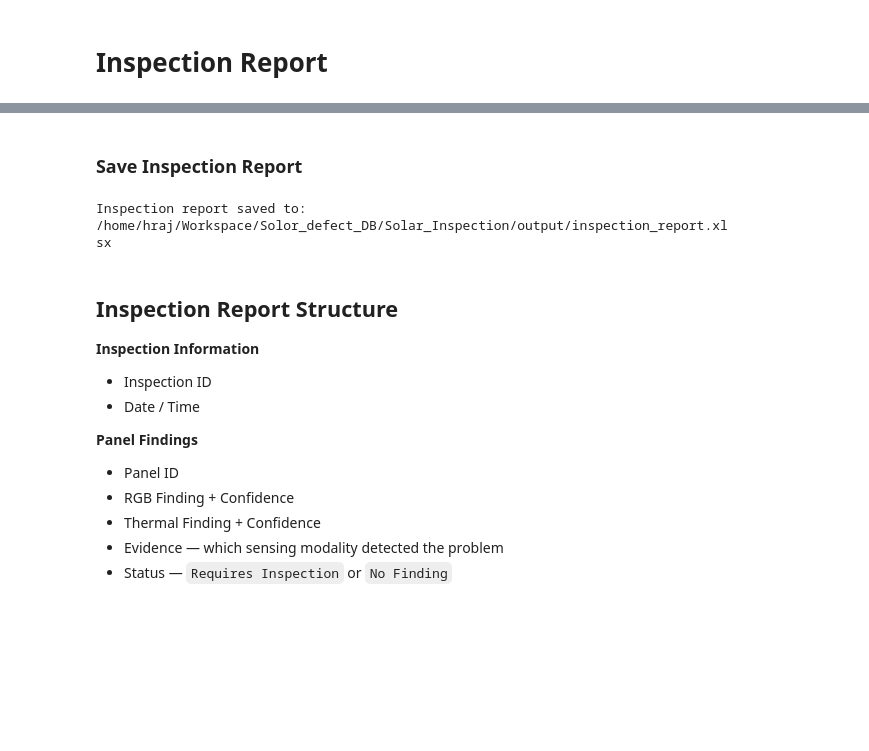
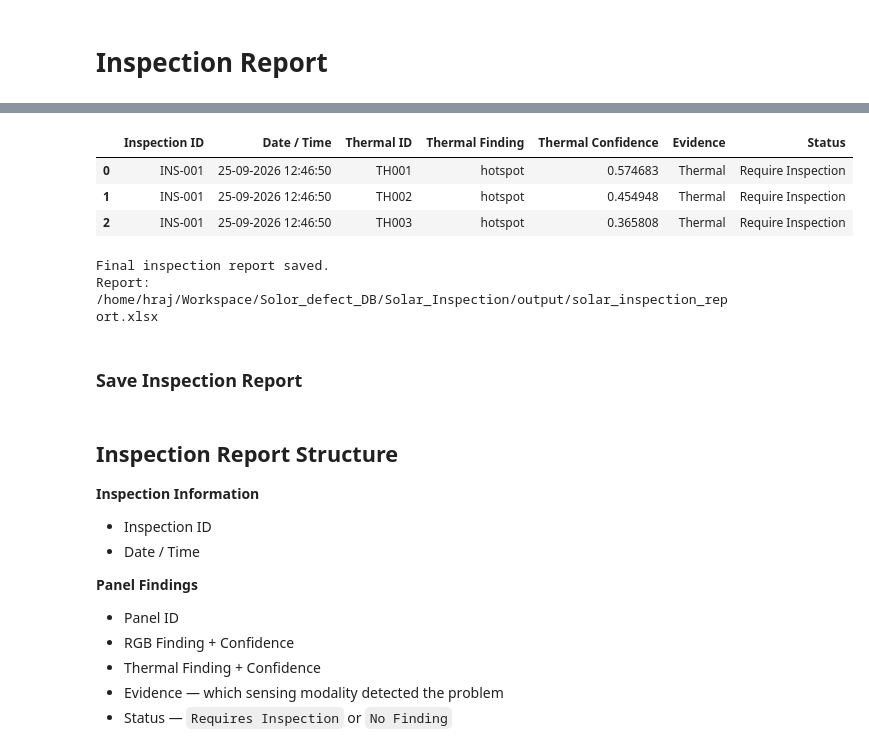
Before and after one commit to raj04h/Industrial_defect-inspection, a Jupyter notebook: Experiment/testing.ipynb, the cells around one changed output, grey strips where cells are left out. Saved outputs shown, nothing was run; the diff lists cells and outputs as text; code cells hidden in the pictures; blank space fills up the shorter version.

```diff
--- a/Experiment/testing.ipynb
+++ b/Experiment/testing.ipynb
@@ -481,21 +734,53 @@ Date / Time  : 23-09-2026 17:36:50
+# %%
+thermal_records = []
+
+for hotspot in thermal_hotspots:
+
+    thermal_records.append({
+        "Inspection ID": INSPECTION_ID,
+        "Date / Time": datetime.now().strftime("%d-%m-%Y %H:%M:%S"),
+        "Thermal ID": hotspot["hotspot_id"],
+        "Thermal Finding": hotspot["class_name"],
+        "Thermal Confidence": hotspot["confidence"],
+        "Evidence": "Thermal",
+        "Status": "Require Inspection"
+    })
+
+thermal_df = pd.DataFrame(thermal_records)
+
+thermal_df
+# %% [output]
+|  | Inspection ID | Date / Time | Thermal ID | Thermal Finding | Thermal Confidence | Evidence | Status |
+| 0 | INS-001 | 25-09-2026 12:46:50 | TH001 | hotspot | 0.574683 | Thermal | Require Inspection |
+| 1 | INS-001 | 25-09-2026 12:46:50 | TH002 | hotspot | 0.454948 | Thermal | Require Inspection |
+| 2 | INS-001 | 25-09-2026 12:46:50 | TH003 | hotspot | 0.365808 | Thermal | Require Inspection |
+# %%
+FINAL_REPORT_PATH = OUTPUT_DIR / "solar_inspection_report.xlsx"
+
+with pd.ExcelWriter(
+    FINAL_REPORT_PATH,
+    engine="openpyxl"
+) as writer:
+
+    inspection_df.to_excel(
+        writer,
+        sheet_name="Panel Findings",
+        index=False
+    )
+
+    thermal_df.to_excel(
+        writer,
+        sheet_name="Thermal Findings",
+        index=False
+    )
+
+print("Final inspection report saved.")
+print(f"Report: {FINAL_REPORT_PATH}")
+# %% [output]
+Final inspection report saved.
+Report: /home/hraj/Workspace/Solor_defect_DB/Solar_Inspection/output/solar_inspection_report.xlsx
 # %% [markdown]
 ### Save Inspection Report
-# %%
-REPORT_PATH = OUTPUT_DIR / "inspection_report.xlsx"
-
-try:
-    inspection_report.to_excel(REPORT_PATH, index=False)
-except ModuleNotFoundError as exc:
-    if "openpyxl" in str(exc):
-        raise ModuleNotFoundError(
-            "openpyxl is required to write the Excel report. "
-            "Install it in the notebook environment with: %pip install openpyxl"
-        ) from exc
-    raise
-
-print(f"Inspection report saved to: {REPORT_PATH}")
-# %% [output]
-Inspection report saved to: /home/hraj/Workspace/Solor_defect_DB/Solar_Inspection/output/inspection_report.xlsx
 # %% [markdown]
 ## Inspection Report Structure
 
```
Also changed, not shown: parts of 16 cells of this notebook, 15 other files.
